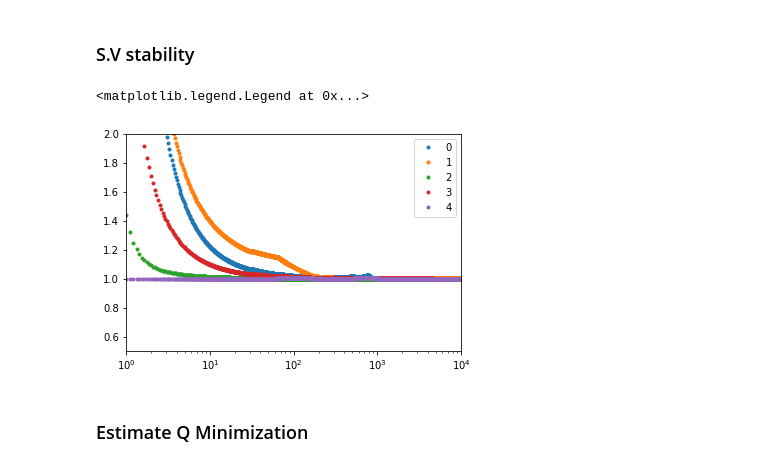
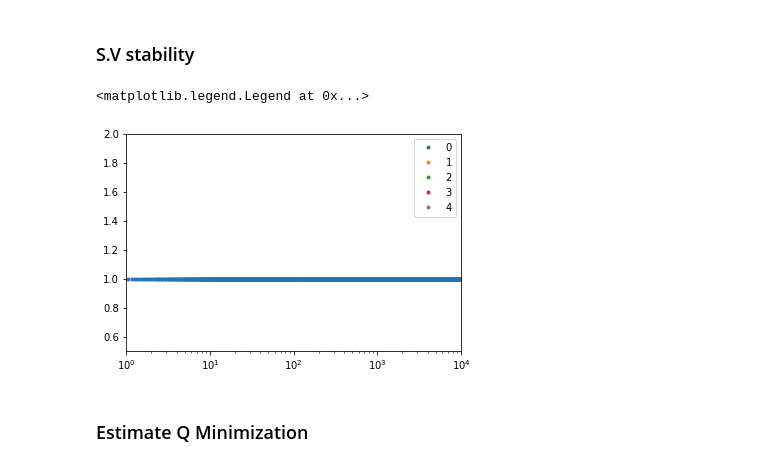
Before and after one commit to shaharazulay/relu-inductive-bias, a Jupyter notebook: source/simulation_general_Q.ipynb, the cells around one changed output. Cells and saved outputs as stored; diff of their text form; code cells hidden in the pictures.

```diff
--- a/source/simulation_general_Q.ipynb
+++ b/source/simulation_general_Q.ipynb
@@ -206,20 +182,20 @@ plot_classifier(results_GD[0]['w'][-1], results_GD[0]['a'][-1], x, y)
 # %% [markdown]
 ### S.V stability
 # %%
-res_GD = results_GD[0]
+res_GD = results_GD[0.5]
 
 for idx in range(len(x)):
     plot(
         [t for t in res_GD['training_loss']],
         [normalized_margins(w, a, x, y)[idx] for t, w, a in zip(res_GD['training_loss'], res_GD['w'], res_GD['a'])],
         '.')
 ylim([0.5, 2])
 xlim([1, alpha[0]**2])
 xscale('log')
 legend(list(range(len(x))))
 # %% [output]
 <matplotlib.legend.Legend at 0x...>
-[figure, old version]
+[figure, new version]
 # %% [markdown]
 ### Estimate Q Minimization
 # %%
```
Also changed, not shown: parts of 23 cells of this notebook, 4 other files.
